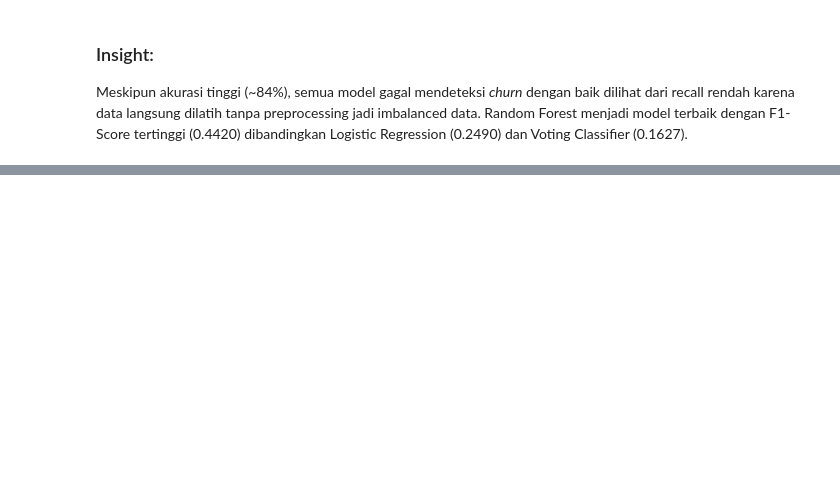
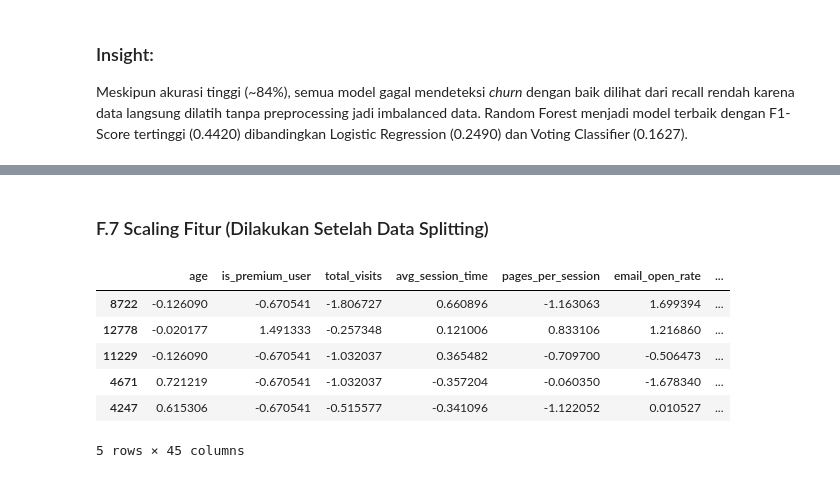
Before and after one commit to justlyznn/UAS_BENGKOD_DS-03, a Jupyter notebook: UAS_A11.2023.15093.ipynb, the cells around one changed output, grey strips where cells are left out. Saved outputs shown, nothing was run; the diff lists cells and outputs as text; code cells hidden in the pictures; blank space fills up the shorter version.

```diff
--- a/UAS_A11.2023.15093.ipynb
+++ b/UAS_A11.2023.15093.ipynb
@@ -321,0 +487,21 @@ Meskipun akurasi tinggi (~84%), semua model gagal mendeteksi *churn* dengan baik
+# %% [markdown]
+### F.7 Scaling Fitur (Dilakukan Setelah Data Splitting)
+# %%
+scaler = StandardScaler()
+
+# scaler hanya di-fit pada data latih untuk mencegah data leakage dari data uji
+X_train_scaled = scaler.fit_transform(X_train_p)
+X_test_scaled = scaler.transform(X_test_p)
+
+X_train_scaled = pd.DataFrame(X_train_scaled, columns=X_train_p.columns, index=X_train_p.index)
+X_test_scaled = pd.DataFrame(X_test_scaled, columns=X_test_p.columns, index=X_test_p.index)
+
+X_train_scaled.head()
+# %% [output]
+|  | age | is_premium_user | total_visits | avg_session_time | pages_per_session | email_open_rate | ... |
+| 8722 | -0.126090 | -0.670541 | -1.806727 | 0.660896 | -1.163063 | 1.699394 | ... |
+| 12778 | -0.020177 | 1.491333 | -0.257348 | 0.121006 | 0.833106 | 1.216860 | ... |
+| 11229 | -0.126090 | -0.670541 | -1.032037 | 0.365482 | -0.709700 | -0.506473 | ... |
+| 4671 | 0.721219 | -0.670541 | -1.032037 | -0.357204 | -0.060350 | -1.678340 | ... |
+| 4247 | 0.615306 | -0.670541 | -0.515577 | -0.341096 | -1.122052 | 0.010527 | ... |
+5 rows × 45 columns
```
Also changed, not shown: parts of 34 cells of this notebook, 2 other files.
